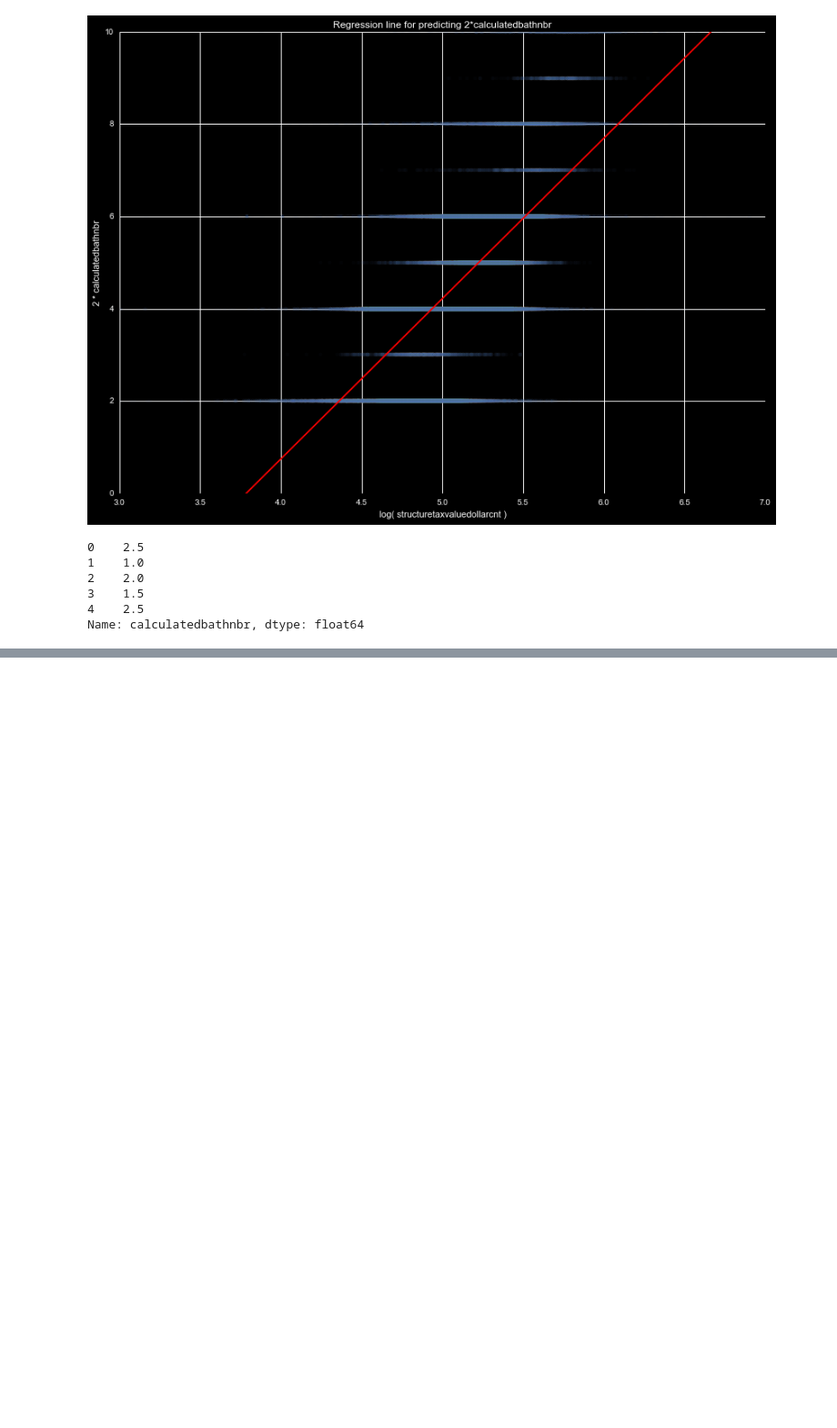
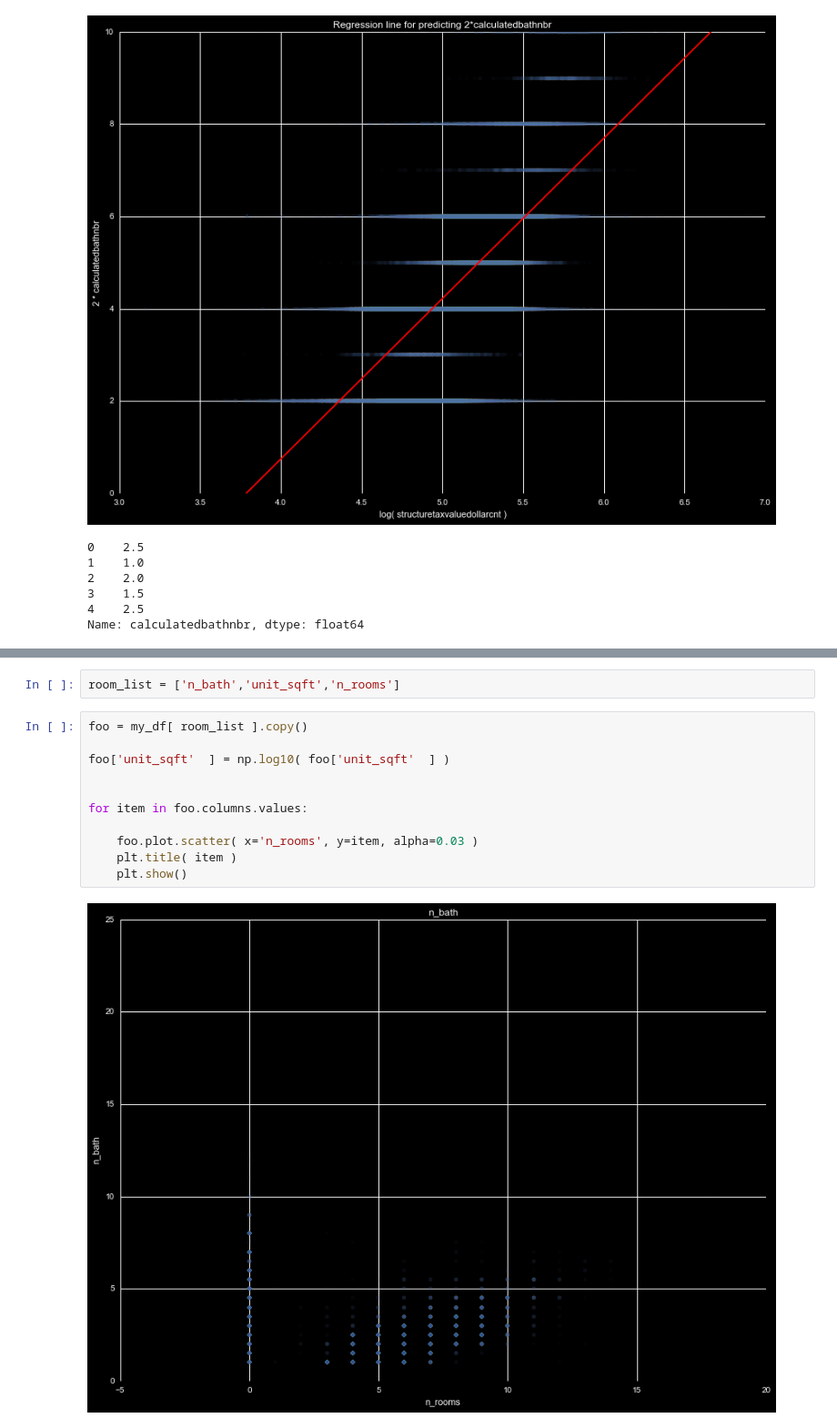
Before and after one commit to markertsean/zillow, a Jupyter notebook: detail_variables_purchased.ipynb, the cells around one changed output, grey strips where cells are left out. Shown at 91% size. Drawn from its saved outputs; the diff is of its cells as text; blank space fills up the shorter version.

```diff
--- a/detail_variables_purchased.ipynb
+++ b/detail_variables_purchased.ipynb
@@ -506,0 +852,15 @@ Name: calculatedbathnbr, dtype: float64
+# %%
+room_list = ['n_bath','unit_sqft','n_rooms']
+# %%
+foo = my_df[ room_list ].copy()
+
+foo['unit_sqft'  ] = np.log10( foo['unit_sqft'  ] )
+
+
+for item in foo.columns.values:
+
+    foo.plot.scatter( x='n_rooms', y=item, alpha=0.03 )
+    plt.title( item )
+    plt.show()
+# %% [output]
+[figure, added]
```
Also changed, not shown: parts of 5 cells of this notebook, 2 other files.
